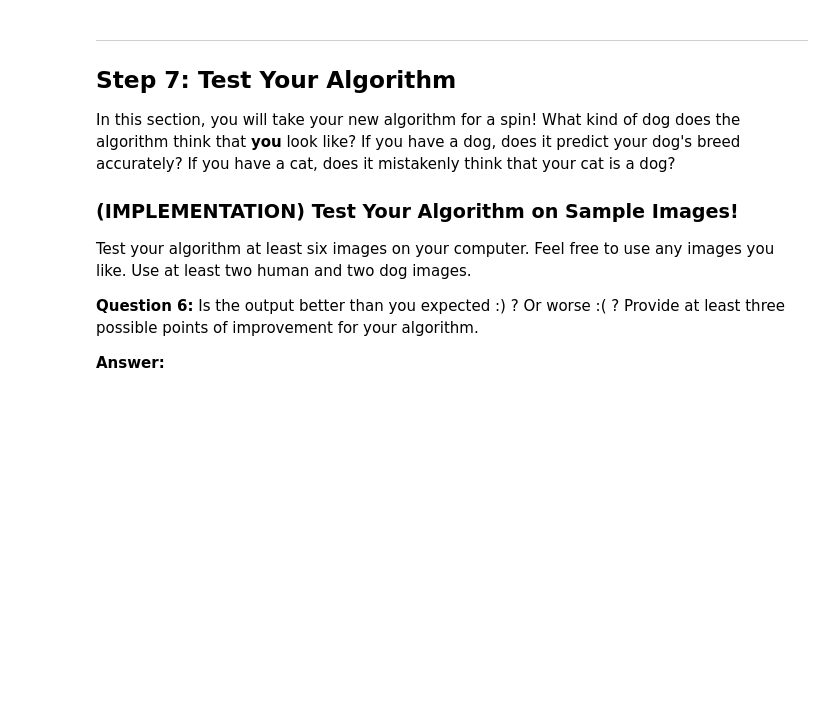
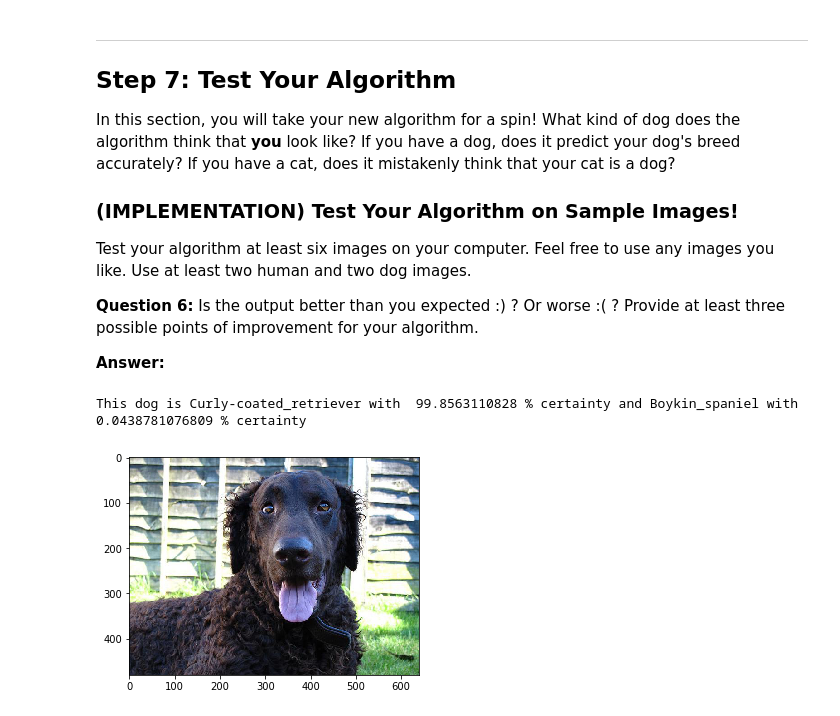
Before and after one commit to KashiNawaz/Udacity_DataScientist-_Nanodegree, a Jupyter notebook: Data Scientist Nanodegree/Capstone Project/dog_app.ipynb, the cells around one changed output. Cells and saved outputs as stored; diff of their text form; code cells hidden in the pictures; blank space fills up the shorter version.

Commit message:
tested the  Resnet50 model

```diff
--- a/Data Scientist Nanodegree/Capstone Project/dog_app.ipynb
+++ b/Data Scientist Nanodegree/Capstone Project/dog_app.ipynb
@@ -759,7 +761,7 @@ def dog_breed_classifier(image_pth):
         img = cv2.imread(image_pth)
         img = cv2.cvtColor(img, cv2.COLOR_BGR2RGB)
         plt.imshow(img);
-        breed_1, certainty_1, breed_2, certainty_2 = Resnet50_predict_breed(image_pth)
+        breed_1, certainty_1, breed_2, certainty_2 = predict_breed_by_Resnet50(image_pth)
         print('This human looks like', breed_1,
               'with ', certainty_1*100, '% certainty and',
               breed_2, 'with ', certainty_2*100, '% certainty')
@@ -767,7 +769,7 @@ def dog_breed_classifier(image_pth):
         img = cv2.imread(image_pth)
         img = cv2.cvtColor(img, cv2.COLOR_BGR2RGB)
         plt.imshow(img);
-        breed_1, certainty_1, breed_2, certainty_2 = Resnet50_predict_breed(image_pth)
+        breed_1, certainty_1, breed_2, certainty_2 = predict_breed_by_Resnet50(image_pth)
         print('This dog is', breed_1,
               'with ', certainty_1*100, '% certainty and',
               breed_2, 'with ', certainty_2*100, '% certainty')
@@ -793,7 +795,9 @@ __Answer:__
 # %%
 ## TODO: Execute your algorithm from Step 6 on
 ## at least 6 images on your computer.
 ## Feel free to use as many code cells as needed.
 
-dog_breed_classifier('images/sample_human_output.png')
-dog_breed_classifier('images/Labrador_retriever_06457.jpg')
+dog_breed_classifier('images/Curly-coated_retriever_03896.jpg')
+# %% [output]
+This dog is Curly-coated_retriever with  99.8563110828 % certainty and Boykin_spaniel with  0.0438781076809 % certainty
+[figure, added]
```
Also changed, not shown: parts of 6 cells of this notebook.
